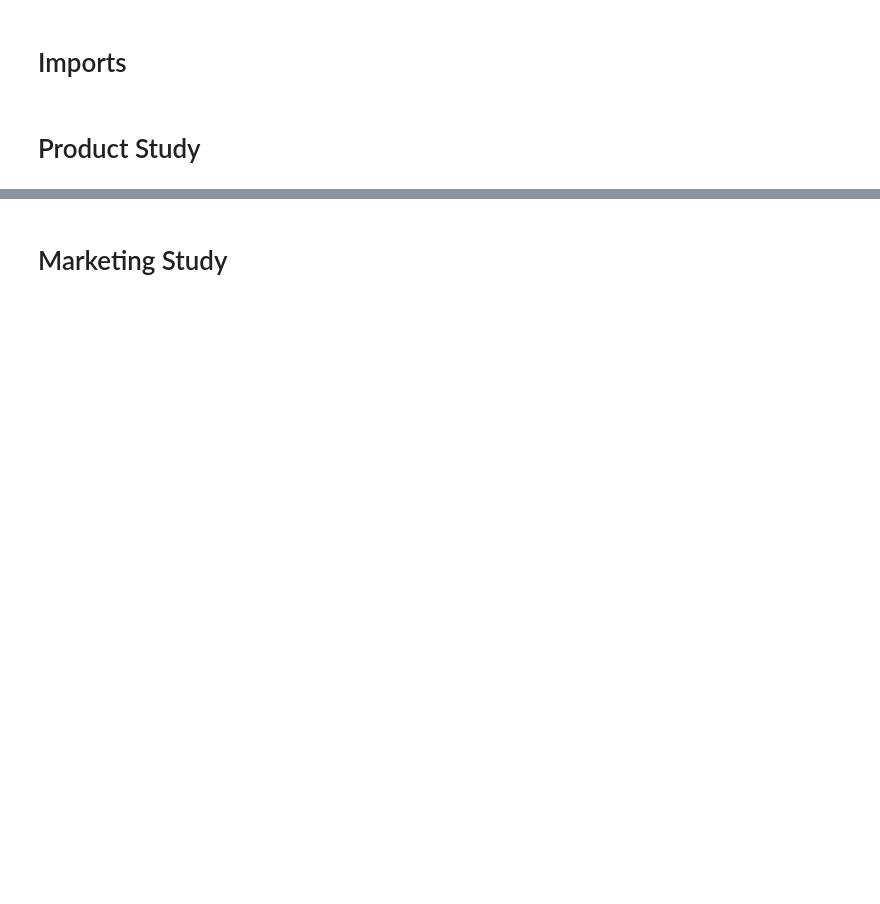
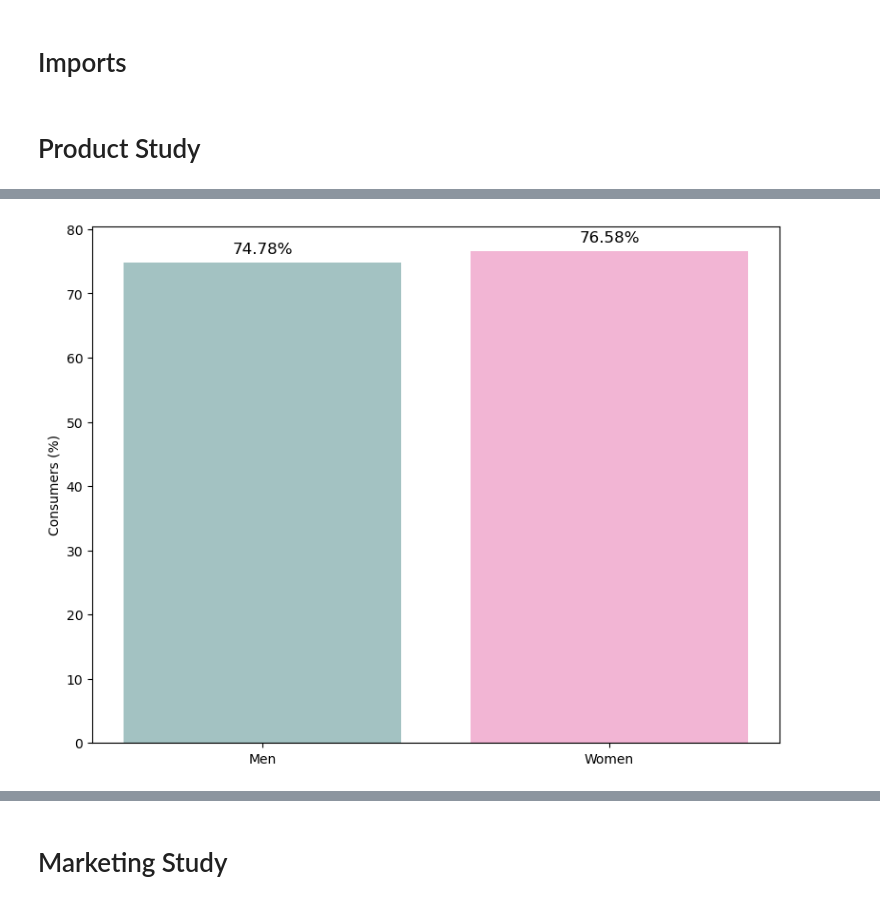
Before and after one commit to lidiamayor/marketing-study-project, a Jupyter notebook: Consumidores.ipynb, the cells around one changed output, grey strips where cells are left out. Saved outputs shown, nothing was run; the diff lists cells and outputs as text; code cells hidden in the pictures; blank space fills up the shorter version.

```diff
--- a/Consumidores.ipynb
+++ b/Consumidores.ipynb
@@ -158,0 +45,4 @@ Passing `palette` without assigning `hue` is deprecated and will be removed in v
+# %%
+consume_men_women(df_men, df_women)
+# %% [output]
+[figure, added]
```
Also changed, not shown: parts of 86 cells of this notebook, 8 other files.
